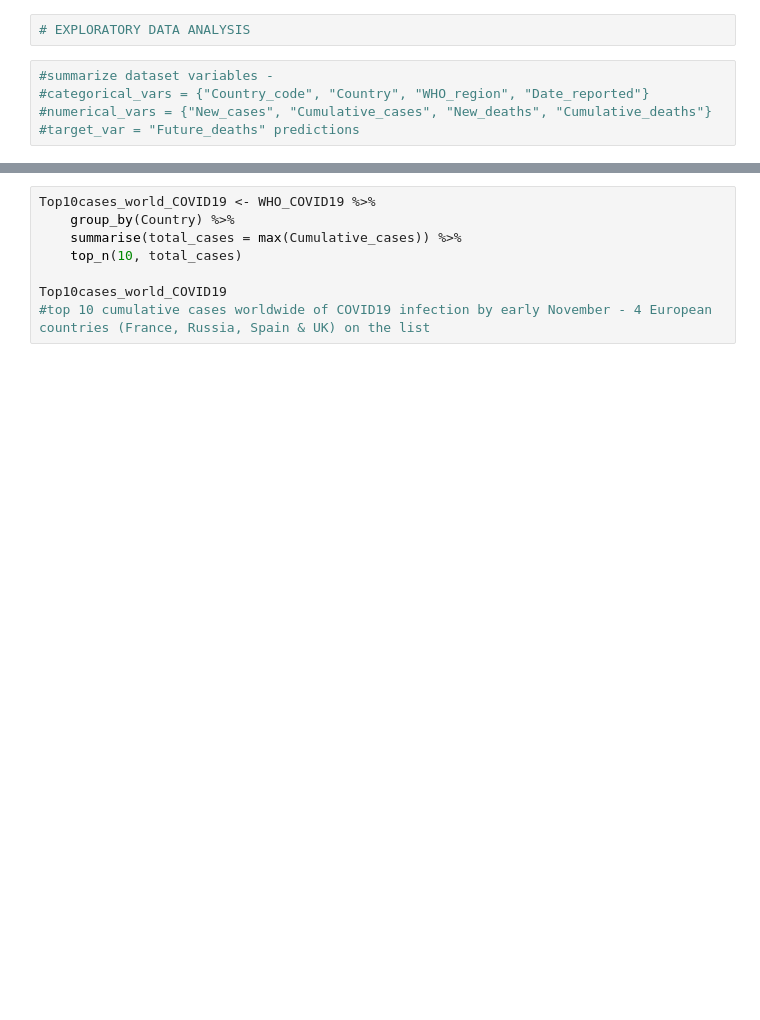
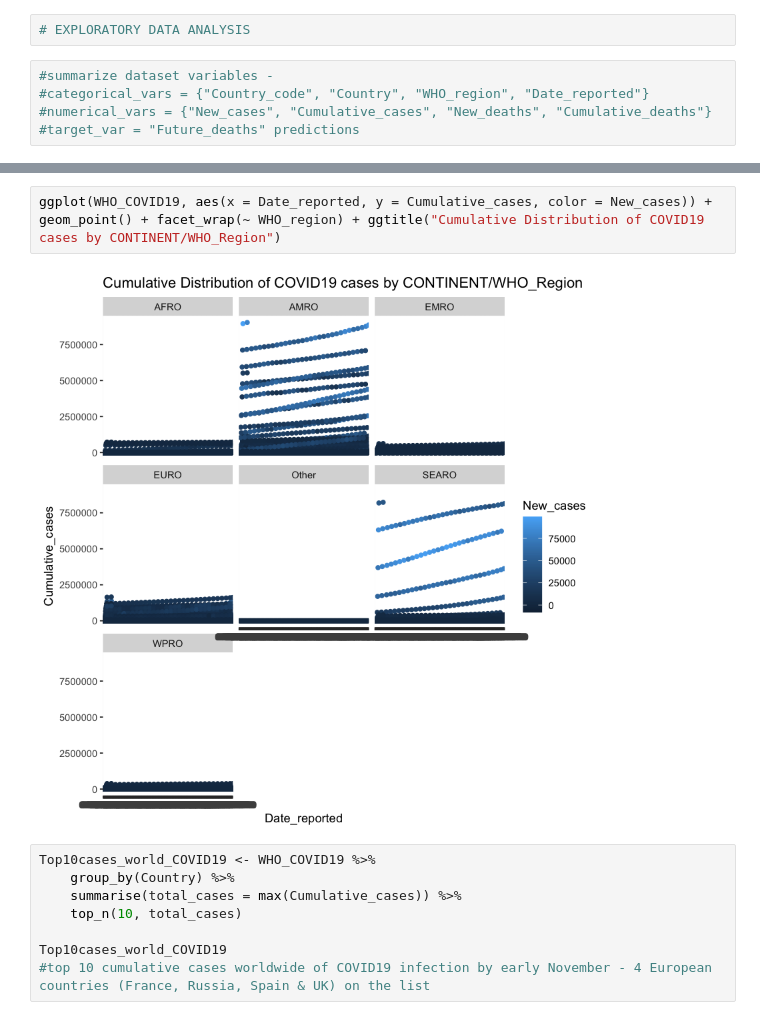
Before and after one commit to ada-nwobodo/COVID19-Prediction-Project-, a Jupyter notebook: COVID-19PredictionProject.ipynb, the cells around one changed output, grey strips where cells are left out. Cells and saved outputs as stored; diff of their text form; blank space fills up the shorter version.

```diff
--- a/COVID-19PredictionProject.ipynb
+++ b/COVID-19PredictionProject.ipynb
@@ -295,6 +295,10 @@ head(WHO_COVID19)
 | 06/01/2020 | AF | Afghanistan | EMRO | 0 | 0 | 0 | 0 |
 | 07/01/2020 | AF | Afghanistan | EMRO | 0 | 0 | 0 | 0 |
 | 08/01/2020 | AF | Afghanistan | EMRO | 0 | 0 | 0 | 0 |
+# %%
+ggplot(WHO_COVID19, aes(x = Date_reported, y = Cumulative_cases, color = New_cases)) + geom_point() + facet_wrap(~ WHO_region) + ggtitle("Cumulative Distribution of COVID19 cases by CONTINENT/WHO_Region")
+# %% [output]
+[figure, added]
 # %%
 Top10cases_world_COVID19 <- WHO_COVID19 %>%
     group_by(Country) %>%
```
Also changed, not shown: parts of 1 cell of this notebook.
